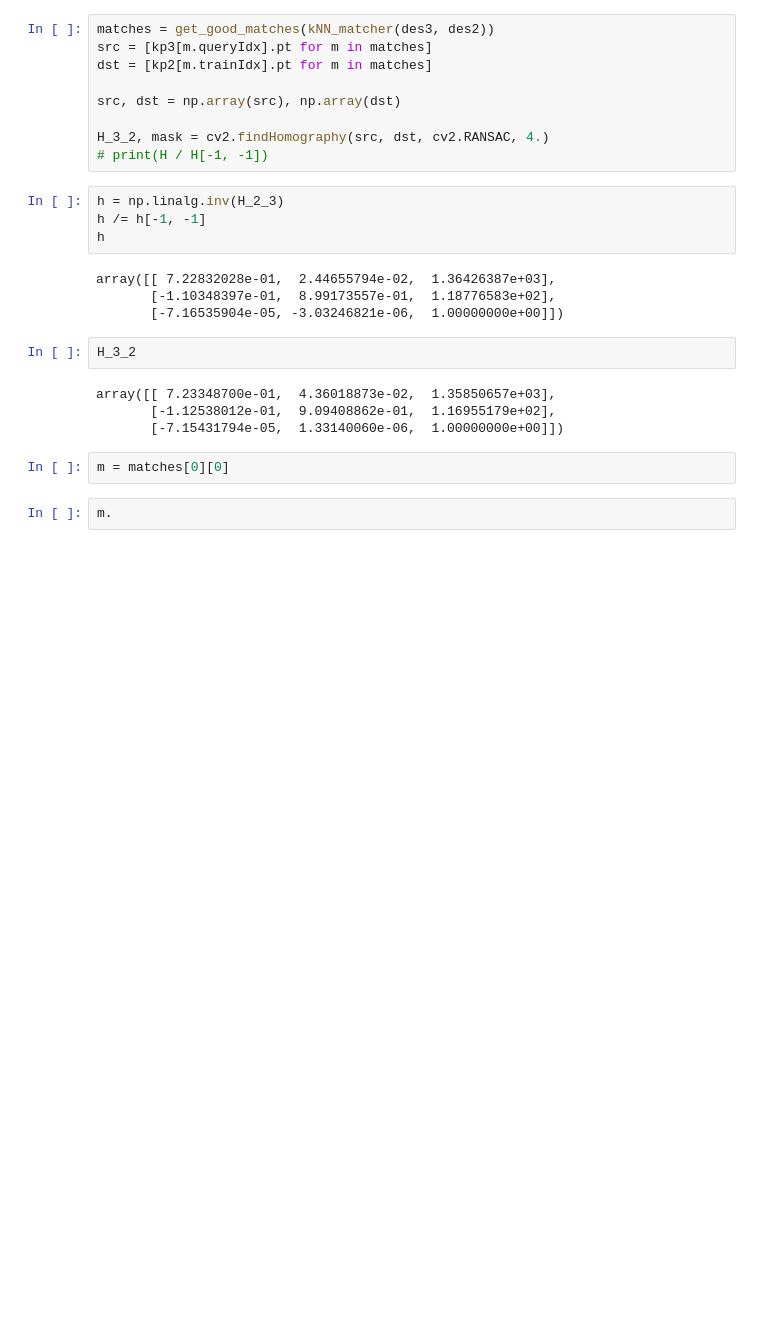
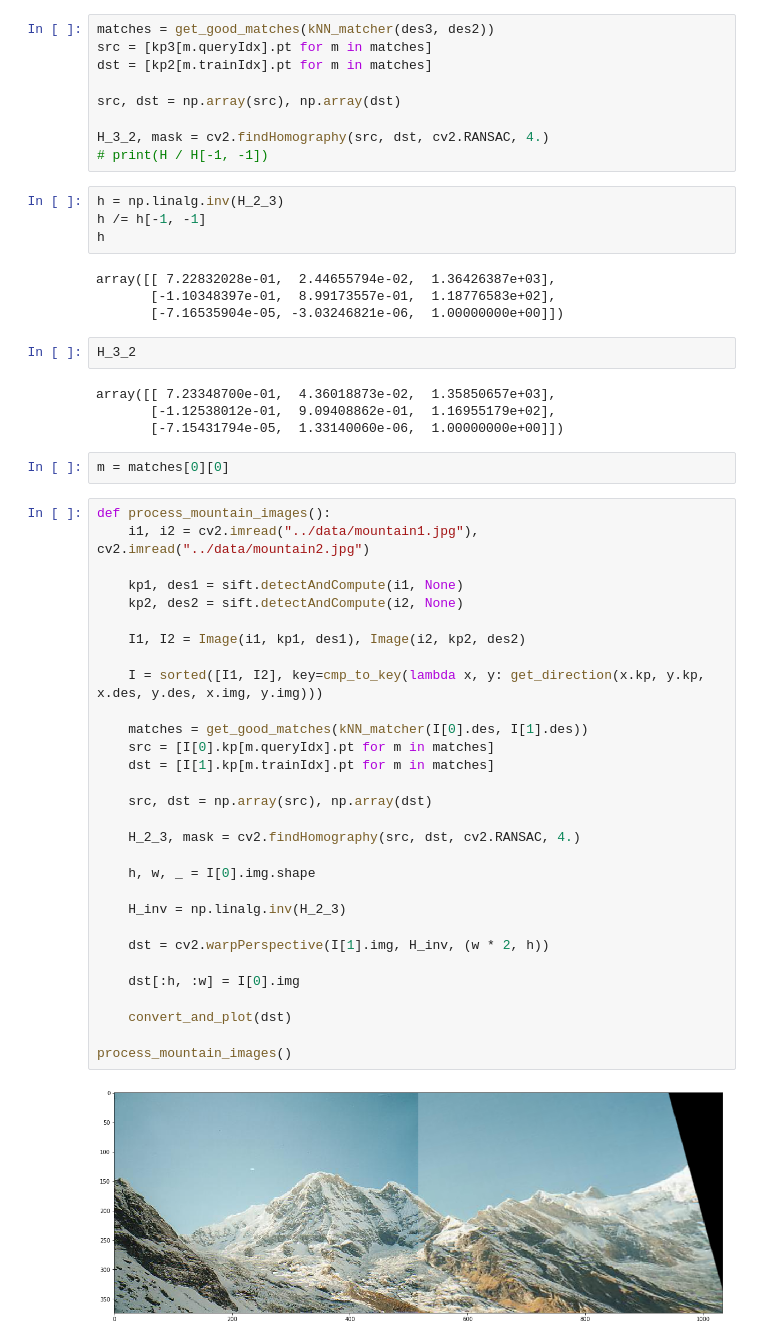
Before and after one commit to ateexD/cse573-projects, a Jupyter notebook: project2/src/stitch.ipynb, the cells around one changed output. Saved outputs shown, nothing was run; the diff lists cells and outputs as text; blank space fills up the shorter version.

Commit message:
checked for mountain images

```diff
--- a/project2/src/stitch.ipynb
+++ b/project2/src/stitch.ipynb
@@ -359,5 +359,35 @@ array([[ 7.23348700e-01,  4.36018873e-02,  1.35850657e+03],
        [-7.15431794e-05,  1.33140060e-06,  1.00000000e+00]])
 # %%
 m = matches[0][0]
-# %%
-m.
+# %%
+def process_mountain_images():
+    i1, i2 = cv2.imread("../data/mountain1.jpg"), cv2.imread("../data/mountain2.jpg")
+
+    kp1, des1 = sift.detectAndCompute(i1, None)
+    kp2, des2 = sift.detectAndCompute(i2, None)
+
+    I1, I2 = Image(i1, kp1, des1), Image(i2, kp2, des2)
+
+    I = sorted([I1, I2], key=cmp_to_key(lambda x, y: get_direction(x.kp, y.kp, x.des, y.des, x.img, y.img)))
+
+    matches = get_good_matches(kNN_matcher(I[0].des, I[1].des))
+    src = [I[0].kp[m.queryIdx].pt for m in matches]
+    dst = [I[1].kp[m.trainIdx].pt for m in matches]
+
+    src, dst = np.array(src), np.array(dst)
+
+    H_2_3, mask = cv2.findHomography(src, dst, cv2.RANSAC, 4.)
+
+    h, w, _ = I[0].img.shape
+
+    H_inv = np.linalg.inv(H_2_3)
+
+    dst = cv2.warpPerspective(I[1].img, H_inv, (w * 2, h))
+
+    dst[:h, :w] = I[0].img
+
+    convert_and_plot(dst)
+
+process_mountain_images()
+# %% [output]
+[figure, added]
```
Also changed, not shown: 1 other file.
